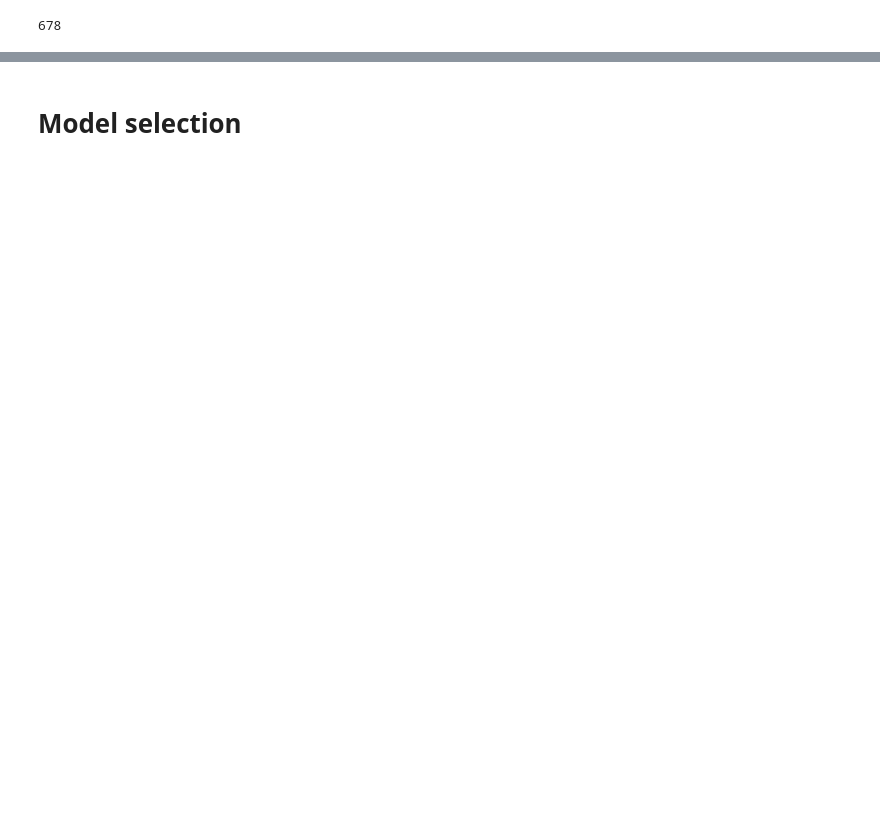
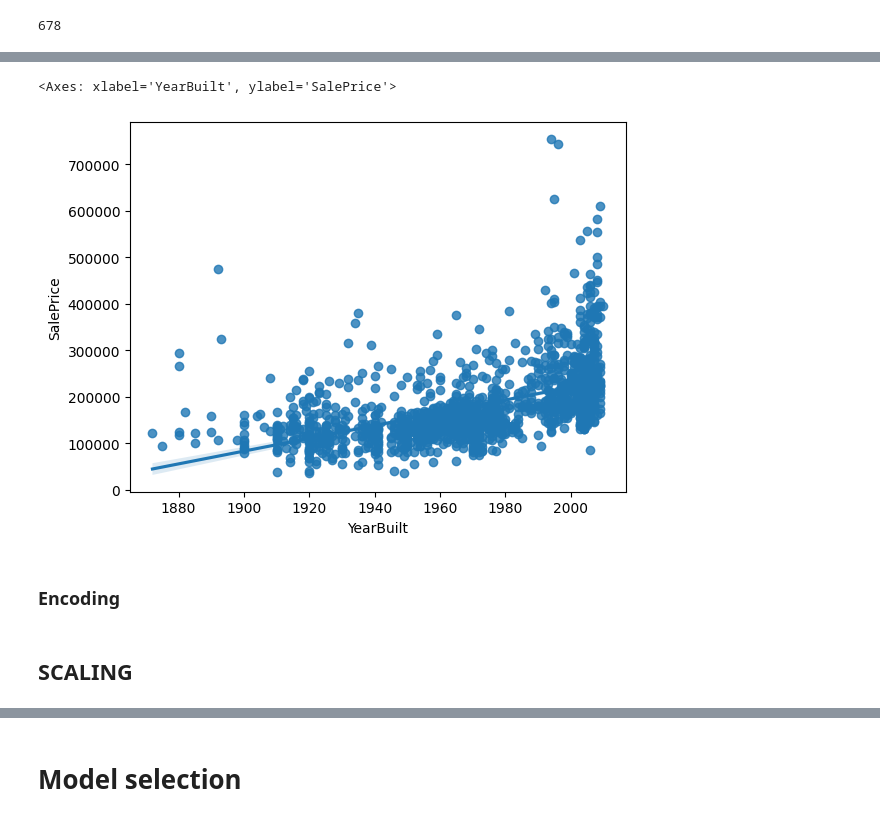
Before and after one commit to Bipin-Gouda/Data-Science, a Jupyter notebook: notebooks/HousePrice_kaggle.ipynb, the cells around one changed output, grey strips where cells are left out. Cells and saved outputs as stored; diff of their text form; code cells hidden in the pictures; blank space fills up the shorter version.

```diff
--- a/notebooks/HousePrice_kaggle.ipynb
+++ b/notebooks/HousePrice_kaggle.ipynb
@@ -292,0 +476,8 @@ df1.isna().sum().sum()
+# %%
+SalePrice=target
+sns.regplot(x=train0['YearBuilt'],y=SalePrice)
+# %% [output]
+<Axes: xlabel='YearBuilt', ylabel='SalePrice'>
+[figure, added]
+# %% [markdown]
+### Encoding
@@ -292,0 +490,2 @@ df1.isna().sum().sum()
+# %% [markdown]
+## SCALING
```
Also changed, not shown: parts of 71 cells of this notebook, 5 other files.
